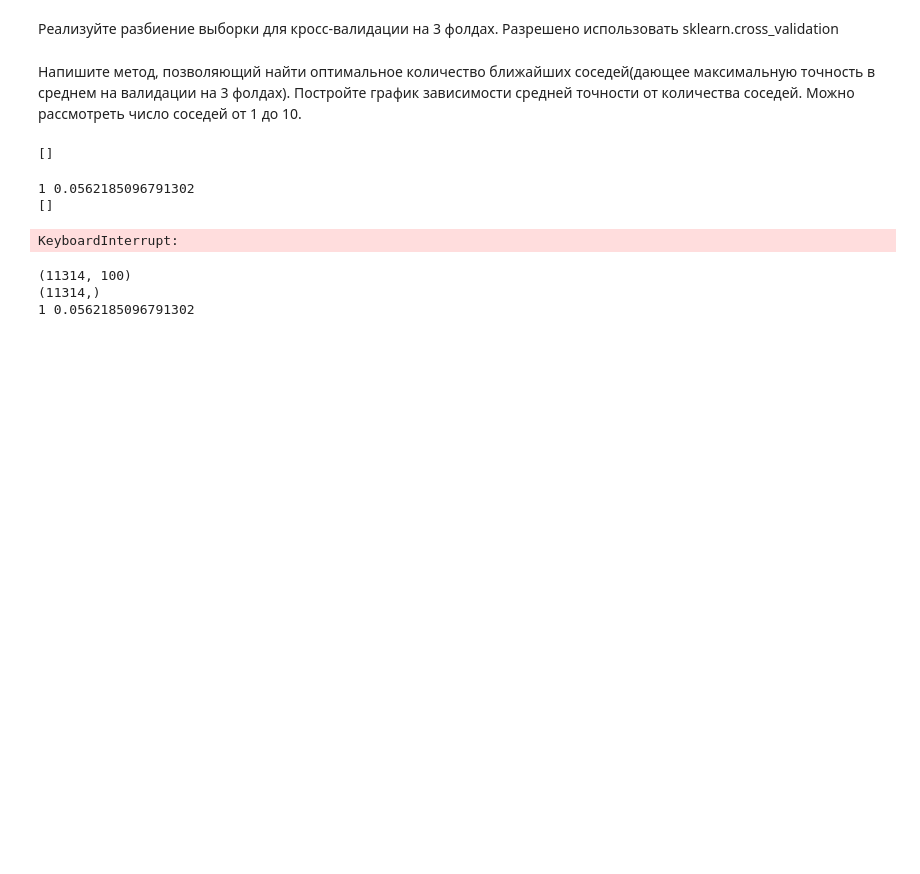
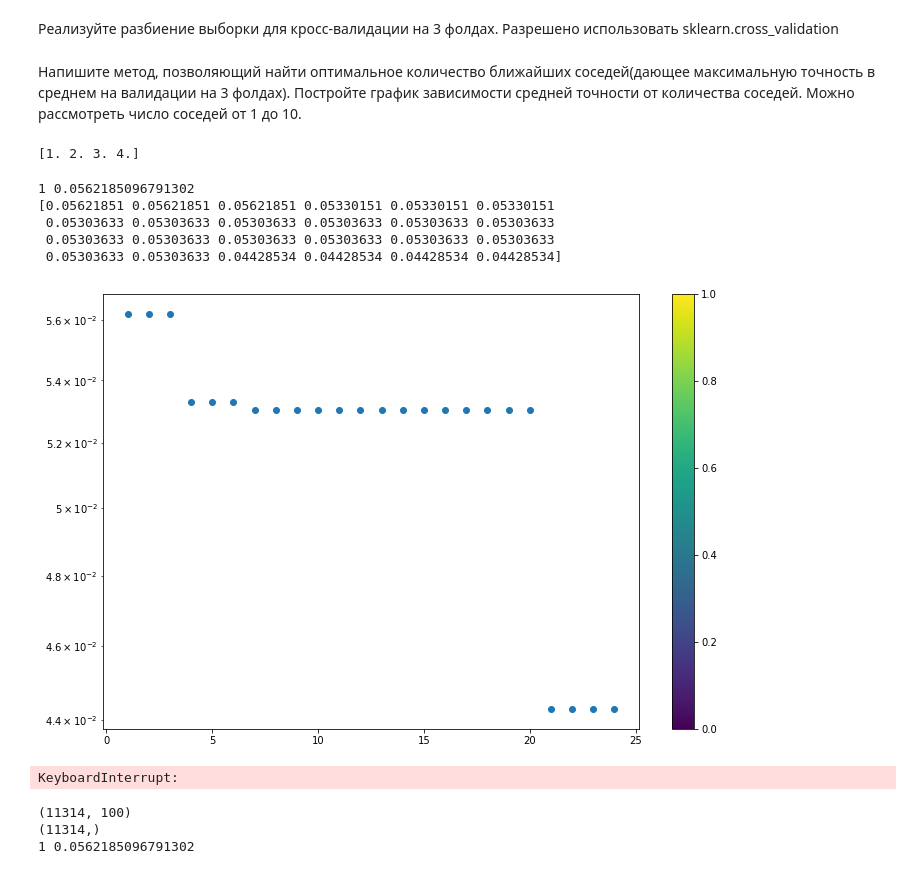
Before and after one commit to ghost171/msu_ML_autumn_2020, a Jupyter notebook: 01/Selevenko_hw1.ipynb, the cells around one changed output. Drawn from its saved outputs; the diff is of its cells as text; code cells hidden in the pictures; blank space fills up the shorter version.

```diff
--- a/01/Selevenko_hw1.ipynb
+++ b/01/Selevenko_hw1.ipynb
@@ -216,10 +216,10 @@ from sklearn.preprocessing import StandardScaler
 a = np.array([1, 2, 3, 4])
 b = np.array([])
 for k in  range(4):
-    np.append(b, a[k])
+    b = np.append(np.array([b]), np.array(a[k]))
 print(b)
 # %% [output]
-[]
+[1. 2. 3. 4.]
 # %%
 max_accuracy = 0
 k1 = 0
@@ -235,7 +235,7 @@ for train_index, test_index in kf.split(X):
         my_clf.fit(X_train, y_train)
         my_clf_pred = my_clf.predict(X_val)
         accuracy = accuracy_score(y_val, my_clf_pred)
-        np.append(accuracy_vector, accuracy)
+        accuracy_vector = np.append(np.array(accuracy_vector), np.array(accuracy))
         if (max_accuracy < accuracy):
             max_accuracy = accuracy
             k1 = k
@@ -243,7 +243,22 @@ print(k1, max_accuracy)
 print(accuracy_vector)
 # %% [output]
 1 0.0562185096791302
-[]
+[0.05621851 0.05621851 0.05621851 0.05330151 0.05330151 0.05330151
+ 0.05303633 0.05303633 0.05303633 0.05303633 0.05303633 0.05303633
+ 0.05303633 0.05303633 0.05303633 0.05303633 0.05303633 0.05303633
+ 0.05303633 0.05303633 0.04428534 0.04428534 0.04428534 0.04428534]
+# %%
+import matplotlib.pyplot as plt
+
+k_vector = np.arange(1, 25)
+gridsize = (1, 1)
+fig = plt.figure(figsize=(12, 8))
+ax1 = plt.subplot2grid(gridsize, (0, 0), colspan=2, rowspan=2)
+sctr = ax1.scatter(x=k_vector, y=accuracy_vector, cmap='RdYlGn')
+plt.colorbar(sctr, ax=ax1)
+ax1.set_yscale('log')
+# %% [output]
+[figure, added]
 # %%
 from sklearn.metrics import pairwise_distances
 max_accuracy = 0
```
